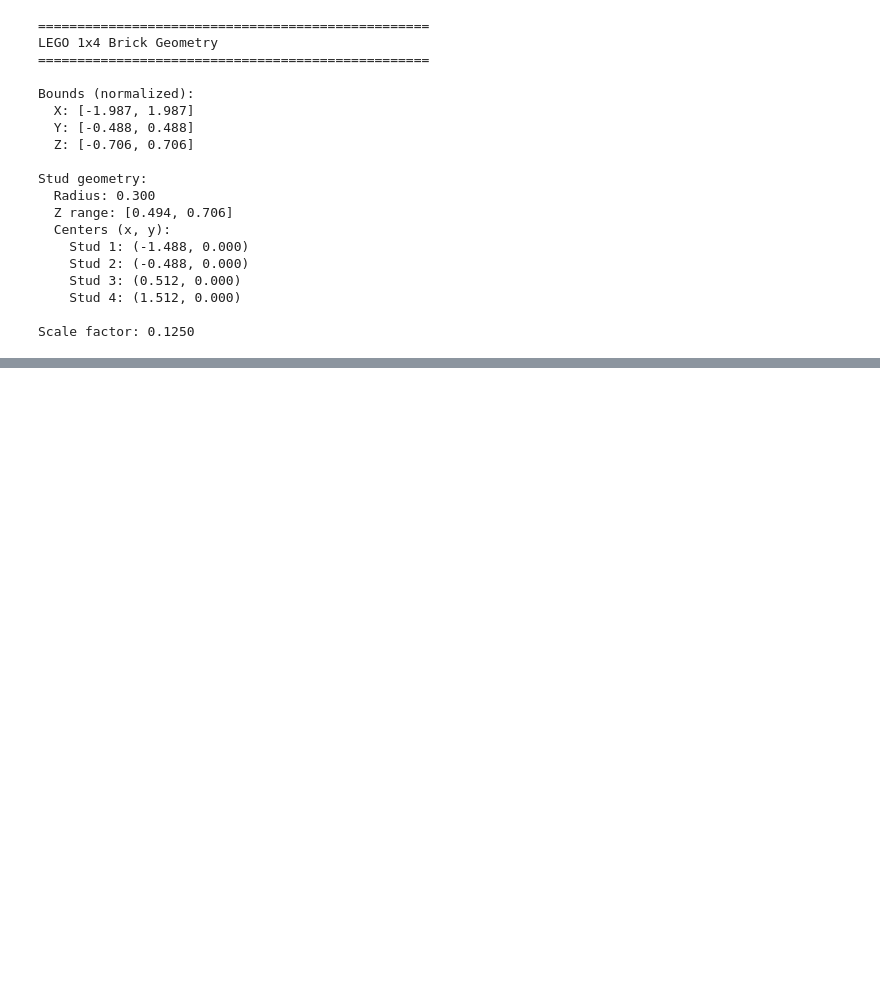
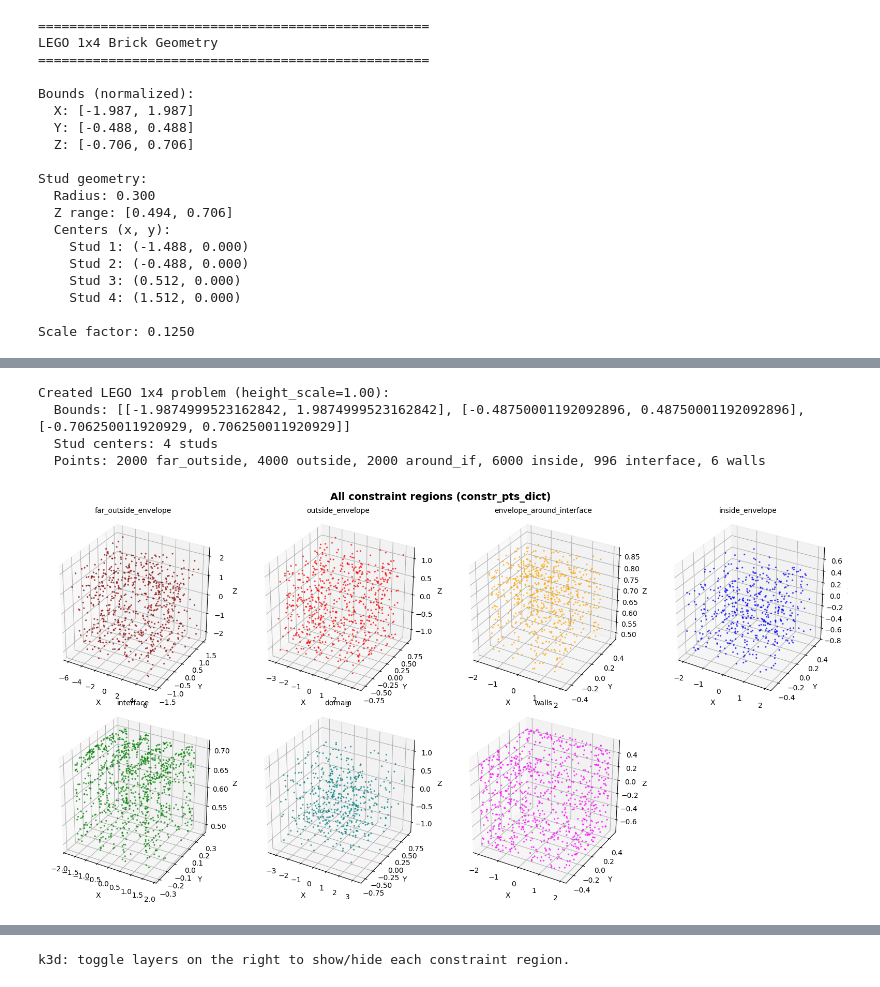
Before and after one commit to Dalu1234/GINNs-Geometry-informed-Neural-Networks, a Jupyter notebook: notebooks/lego_constraint_visualization.ipynb, the cells around one changed output, grey strips where cells are left out. Drawn from its saved outputs; the diff is of its cells as text; code cells hidden in the pictures; blank space fills up the shorter version.

```diff
--- a/notebooks/lego_constraint_visualization.ipynb
+++ b/notebooks/lego_constraint_visualization.ipynb
@@ -639,0 +696,56 @@ Scale factor: 0.1250
+# %%
+# All constraint regions: one problem, every key in constr_pts_dict (run create_lego_mesh cell first)
+from GINN.problems.problem_lego_1xN import ProblemLego1xN
+
+prob = ProblemLego1xN(nx=3, n_studs=4, no_studs=False, n_points_envelope=2000, n_points_interfaces=1000, n_points_domain=3000)
+d = prob.constr_pts_dict
+keys_order = ['far_outside_envelope', 'outside_envelope', 'envelope_around_interface', 'inside_envelope', 'interface', 'domain', 'walls']
+keys = [k for k in keys_order if k in d and len(d[k]) > 0]
+
+# Colors and subsample for clarity
+colors = {'far_outside_envelope': 'darkred', 'outside_envelope': 'red', 'envelope_around_interface': 'orange',
+          'inside_envelope': 'blue', 'interface': 'green', 'domain': 'teal', 'walls': 'magenta'}
+sub = {k: max(1, len(d[k]) // 500) for k in keys}
+
+# Matplotlib: one subplot per region
+n_plots = len(keys)
+n_cols = 4
+n_rows = (n_plots + n_cols - 1) // n_cols
+fig, axes = plt.subplots(n_rows, n_cols, figsize=(4 * n_cols, 4 * n_rows), subplot_kw={'projection': '3d'})
+axes = np.array(axes).reshape(n_rows, n_cols)
+for idx, k in enumerate(keys):
+    r, c = idx // n_cols, idx % n_cols
+    ax = axes[r, c]
+    pts = d[k][::sub[k]]
+    ax.scatter(pts[:, 0], pts[:, 1], pts[:, 2], c=colors.get(k, 'gray'), s=2, alpha=0.6)
+    ax.set_title(k, fontsize=10)
+    ax.set_xlabel('X'); ax.set_ylabel('Y'); ax.set_zlabel('Z')
+    ax.set_box_aspect([1, 1, 1])
+for idx in range(len(keys), n_rows * n_cols):
+    r, c = idx // n_cols, idx % n_cols
+    axes[r, c].set_visible(False)
+plt.suptitle('All constraint regions (constr_pts_dict)', fontsize=14, fontweight='bold')
+plt.tight_layout()
+plt.show()
+
+# k3d: mesh + all regions as toggleable layers
+try:
+    import k3d
+    verts, faces = create_lego_mesh(prob)
+    fig = k3d.plot(height=600)
+    fig += k3d.mesh(verts.astype(np.float32), faces, color=0xd35400, side='double', opacity=0.5, name='Mesh')
+    k3d_colors = {'far_outside_envelope': 0x8b0000, 'outside_envelope': 0xe74c3c, 'envelope_around_interface': 0xf39c12,
+                  'inside_envelope': 0x3498db, 'interface': 0x2ecc71, 'domain': 0x008080, 'walls': 0x9b59b6}
+    for k in keys:
+        pts = d[k][::sub[k]].astype(np.float32)
+        fig += k3d.points(pts, color=k3d_colors.get(k, 0x888888), point_size=0.02, name=k)
+    fig.display()
+    print('k3d: toggle layers on the right to show/hide each constraint region.')
+except ImportError:
+    print('k3d not installed; only matplotlib figure shown above.')
+# %% [output]
+Created LEGO 1x4 problem (height_scale=1.00):
+  Bounds: [[-1.9874999523162842, 1.9874999523162842], [-0.48750001192092896, 0.48750001192092896], [-0.706250011920929, 0.706250011920929]]
+  Stud centers: 4 studs
+  Points: 2000 far_outside, 4000 outside, 2000 around_if, 6000 inside, 996 interface, 6 walls
+[figure, added]
@@ -639,0 +753 @@ Scale factor: 0.1250
+k3d: toggle layers on the right to show/hide each constraint region.
```
Also changed, not shown: parts of 13 cells of this notebook, 34 other files.
